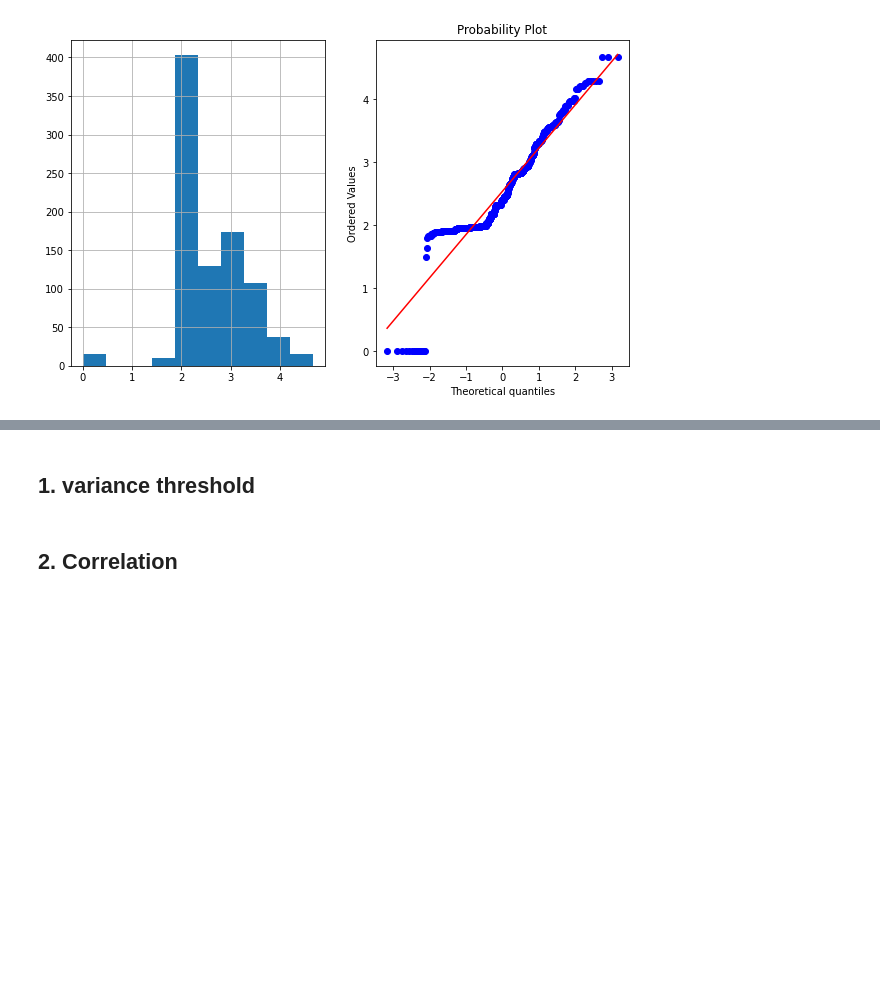
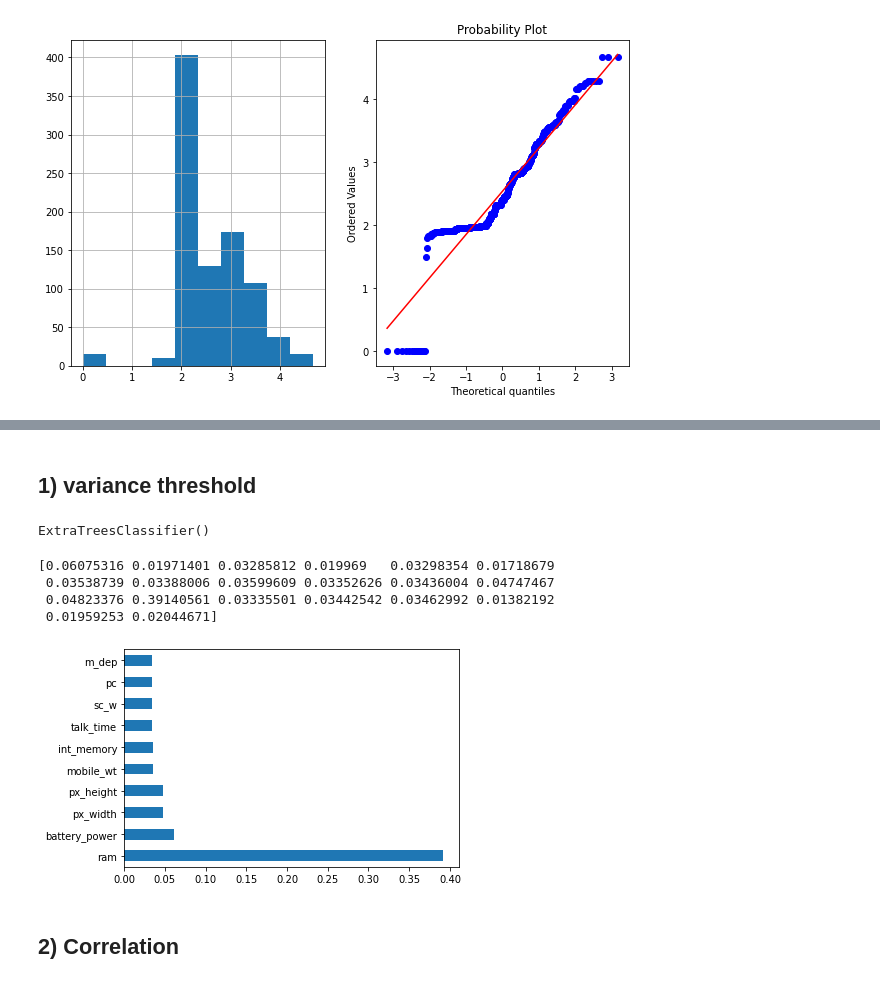
Before and after one commit to bele99/Data-Science-Project, a Jupyter notebook: Feature_Selection.ipynb, the cells around one changed output, grey strips where cells are left out. Drawn from its saved outputs; the diff is of its cells as text; code cells hidden in the pictures; blank space fills up the shorter version.

```diff
--- a/Feature_Selection.ipynb
+++ b/Feature_Selection.ipynb
@@ -853,0 +858,3 @@ plot_data(df,'Fare_Boxcox')
+# %%
+df=pd.read_csv('mobile_dataset.csv')
+df.head()
@@ -854,4 +869,27 @@ plot_data(df,'Fare_Boxcox')
 # %% [markdown]
-## 1. variance threshold
+## 1) variance threshold
+# %%
+X=df.iloc[:,:-1]
+y=df['price_range']
+# %%
+from sklearn.ensemble import ExtraTreesClassifier
+import matplotlib.pyplot as plt
+model=ExtraTreesClassifier()
+model.fit(X,y)
+# %% [output]
+ExtraTreesClassifier()
+# %%
+print(model.feature_importances_)
+# %% [output]
+[0.06075316 0.01971401 0.03285812 0.019969   0.03298354 0.01718679
+ 0.03538739 0.03388006 0.03599609 0.03352626 0.03436004 0.04747467
+ 0.04823376 0.39140561 0.03335501 0.03442542 0.03462992 0.01382192
+ 0.01959253 0.02044671]
+# %%
+ranked_features=pd.Series(model.feature_importances_,index=X.columns)
+ranked_features.nlargest(10).plot(kind='barh')
+plt.show()
+# %% [output]
+[figure, added]
 # %% [markdown]
-## 2. Correlation
+## 2) Correlation
```
Also changed, not shown: parts of 25 cells of this notebook.
